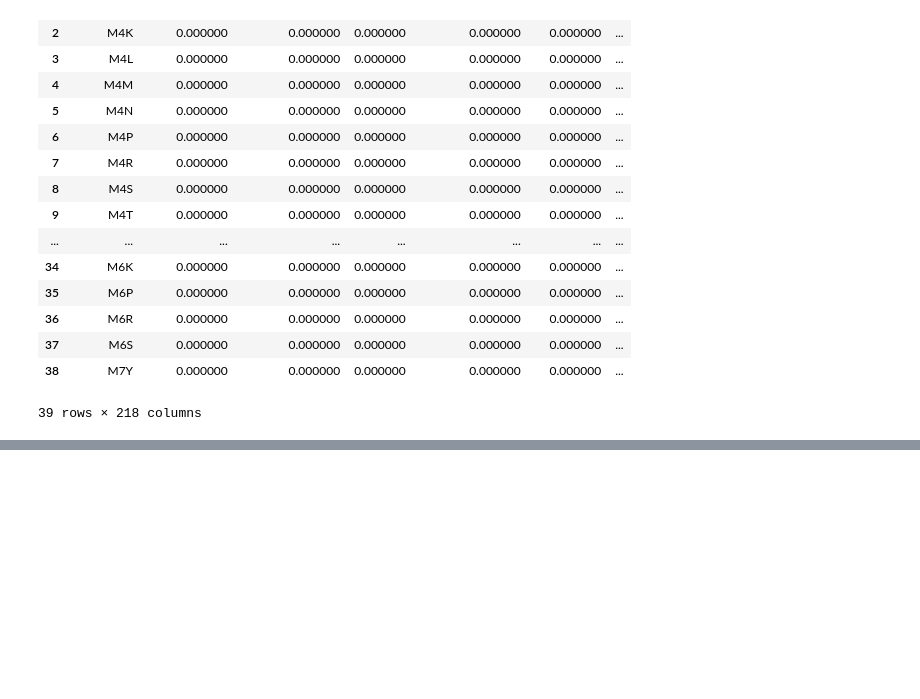
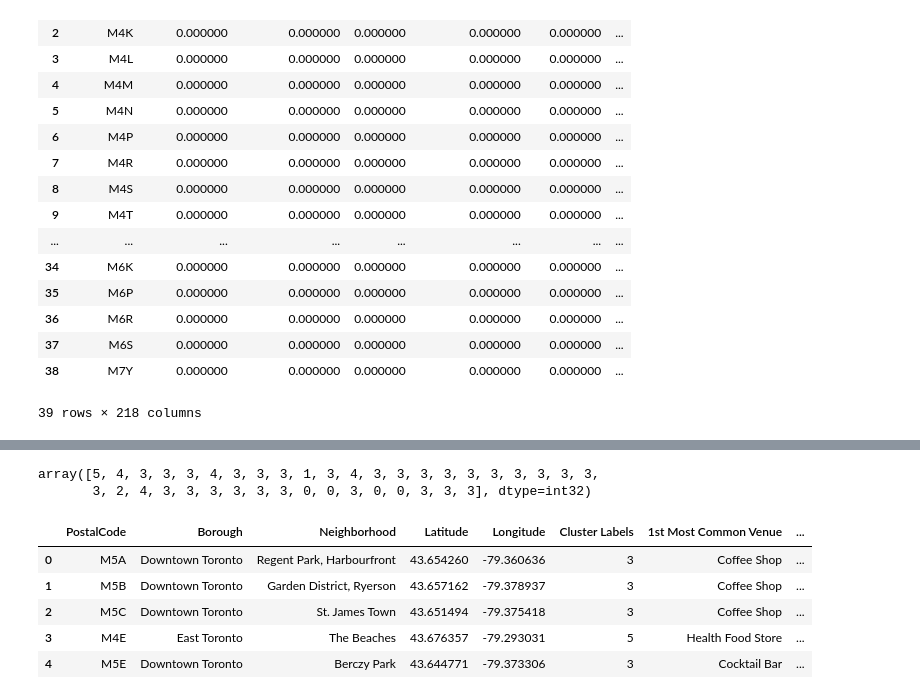
Before and after one commit to Guill3RL/Coursera_Capstone, a Jupyter notebook: Coursera_Capstone.ipynb, the cells around one changed output, grey strips where cells are left out. Drawn from its saved outputs; the diff is of its cells as text; code cells hidden in the pictures; blank space fills up the shorter version.

```diff
--- a/Coursera_Capstone.ipynb
+++ b/Coursera_Capstone.ipynb
@@ -231,3 +231,30 @@ toronto_grouped_df
 | 37 | M6S | 0.000000 | 0.000000 | 0.000000 | 0.000000 | 0.000000 | ... |
 | 38 | M7Y | 0.000000 | 0.000000 | 0.000000 | 0.000000 | 0.000000 | ... |
 39 rows × 218 columns
+# %%
+def return_most_common_venues(row, num_top_venues):
+    row_categories = row.iloc[1:]
+    row_categories_sorted = row_categories.sort_values(ascending=False)
+
+    return row_categories_sorted.index.values[0:num_top_venues]
+# %%
+num_top_venues = 10
+
+indicators = ['st', 'nd', 'rd']
+
+# create columns according to number of top venues
+columns = ['PostalCode']
+for ind in np.arange(num_top_venues):
+    try:
+        columns.append('{}{} Most Common Venue'.format(ind+1, indicators[ind]))
+    except:
+        columns.append('{}th Most Common Venue'.format(ind+1))
+
+# create a new dataframe
+venues_sorted = pd.DataFrame(columns=columns)
+venues_sorted['PostalCode'] = toronto_grouped_df['PostalCode']
+
+for ind in np.arange(toronto_grouped_df.shape[0]):
+    venues_sorted.iloc[ind, 1:] = return_most_common_venues(toronto_grouped_df.iloc[ind, :], num_top_venues)
+
+venues_sorted.head()
@@ -233,0 +268,27 @@ toronto_grouped_df
+# %%
+from sklearn.cluster import KMeans
+from sklearn.model_selection import GridSearchCV
+
+kmeans = KMeans()
+parameters = {'n_clusters':range(2,10), 'random_state':[0]}
+kmeans_search = GridSearchCV(kmeans, parameters)
+kmeans_search.fit(toronto_grouped_df.drop('PostalCode', 1))
+toronto_labels_df = kmeans_search.predict(toronto_grouped_df.drop('PostalCode', 1))
+# %% [output]
+array([5, 4, 3, 3, 3, 4, 3, 3, 3, 1, 3, 4, 3, 3, 3, 3, 3, 3, 3, 3, 3, 3,
+       3, 2, 4, 3, 3, 3, 3, 3, 3, 0, 0, 3, 0, 0, 3, 3, 3], dtype=int32)
+# %%
+venues_sorted.insert(0, 'Cluster Labels', toronto_labels_df)
+
+toronto_merged_df = toronto_subgroup_df
+
+toronto_merged_df = toronto_merged_df.join(venues_sorted.set_index('PostalCode'), on='PostalCode')
+
+toronto_merged_df.head()
+# %% [output]
+|  | PostalCode | Borough | Neighborhood | Latitude | Longitude | Cluster Labels | 1st Most Common Venue | ... |
+| 0 | M5A | Downtown Toronto | Regent Park, Harbourfront | 43.654260 | -79.360636 | 3 | Coffee Shop | ... |
+| 1 | M5B | Downtown Toronto | Garden District, Ryerson | 43.657162 | -79.378937 | 3 | Coffee Shop | ... |
+| 2 | M5C | Downtown Toronto | St. James Town | 43.651494 | -79.375418 | 3 | Coffee Shop | ... |
+| 3 | M4E | East Toronto | The Beaches | 43.676357 | -79.293031 | 5 | Health Food Store | ... |
+| 4 | M5E | Downtown Toronto | Berczy Park | 43.644771 | -79.373306 | 3 | Cocktail Bar | ... |
```
Also changed, not shown: parts of 4 cells of this notebook.
